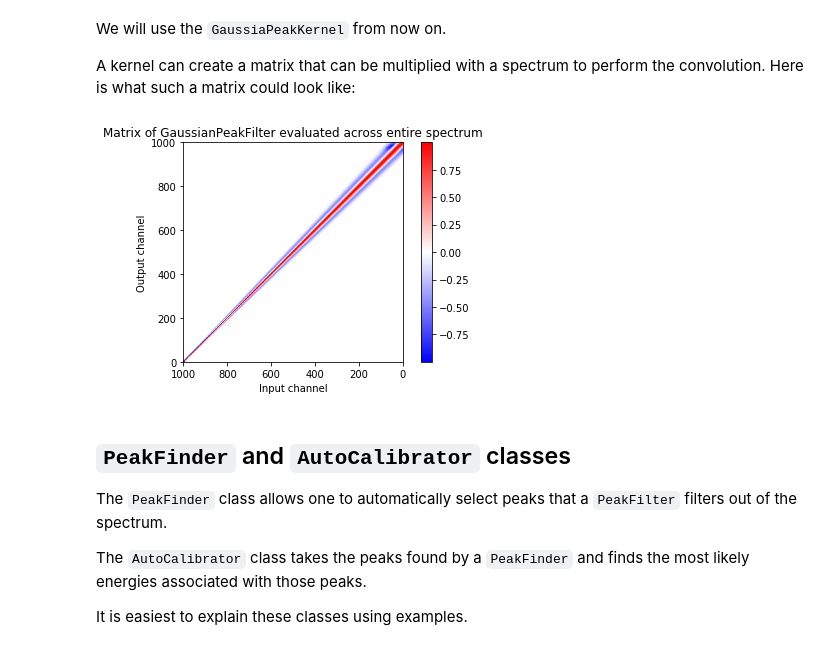
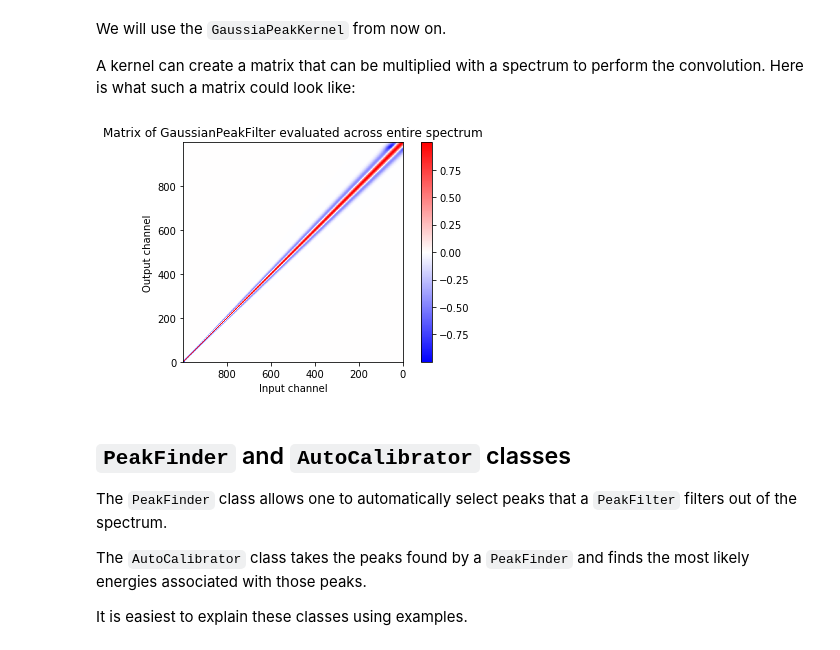
Before and after one commit to lbl-anp/becquerel, a Jupyter notebook: examples/autocal.ipynb, the cells around one changed output. Saved outputs shown, nothing was run; the diff lists cells and outputs as text; code cells hidden in the pictures.

```diff
--- a/examples/autocal.ipynb
+++ b/examples/autocal.ipynb
@@ -87,13 +90,13 @@ A kernel can create a matrix that can be multiplied with a spectrum to perform t
 # %%
 # display the kernel matrix
 kernel = bq.GaussianPeakFilter(1000, 50, 5)
 
 plt.figure()
 plt.title('Matrix of GaussianPeakFilter evaluated across entire spectrum')
-kernel.plot_matrix(1000)
+kernel.plot_matrix(np.arange(1000))
 plt.tight_layout()
 # %% [output]
-[figure, old version]
+[figure, new version]
 # %% [markdown]
 ## `PeakFinder` and `AutoCalibrator` classes
 
```
Also changed, not shown: parts of 14 cells of this notebook, 2 other files.
